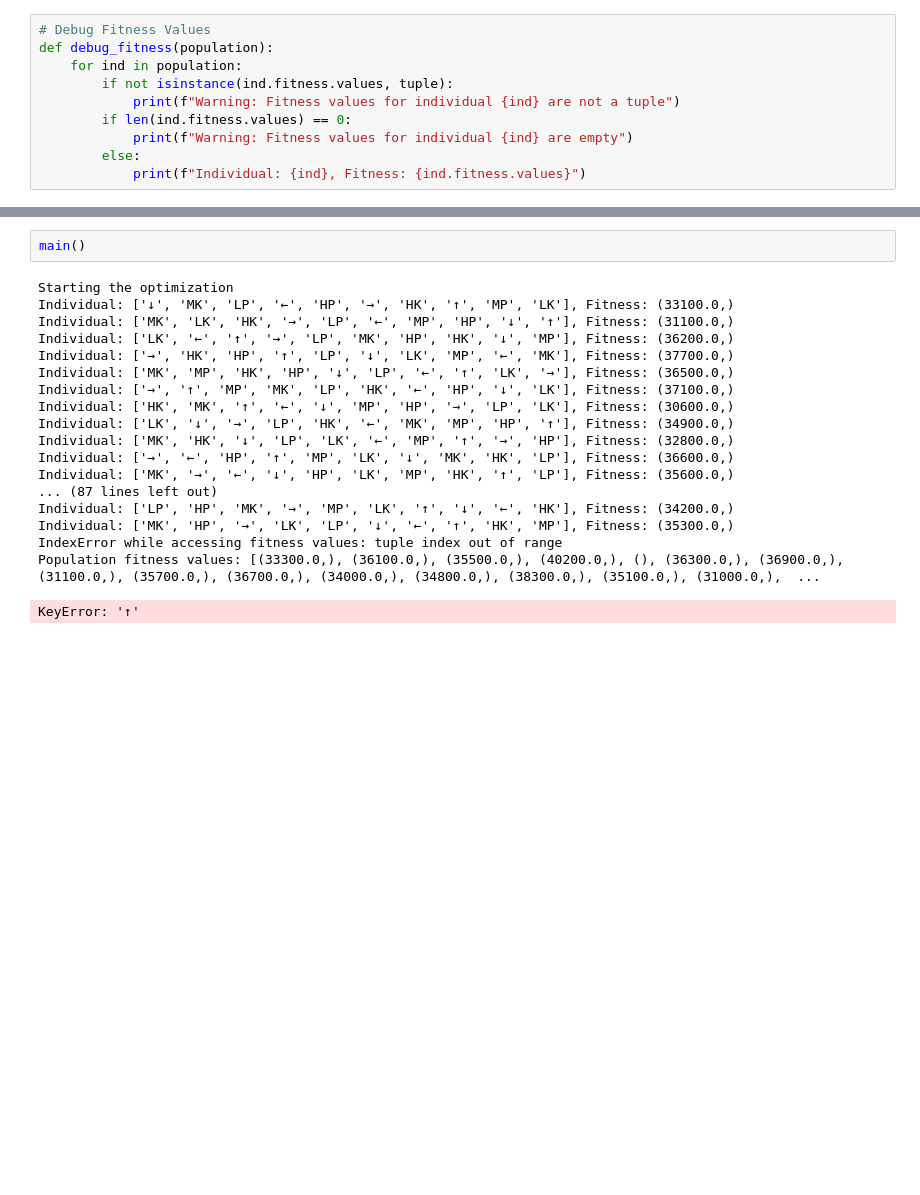
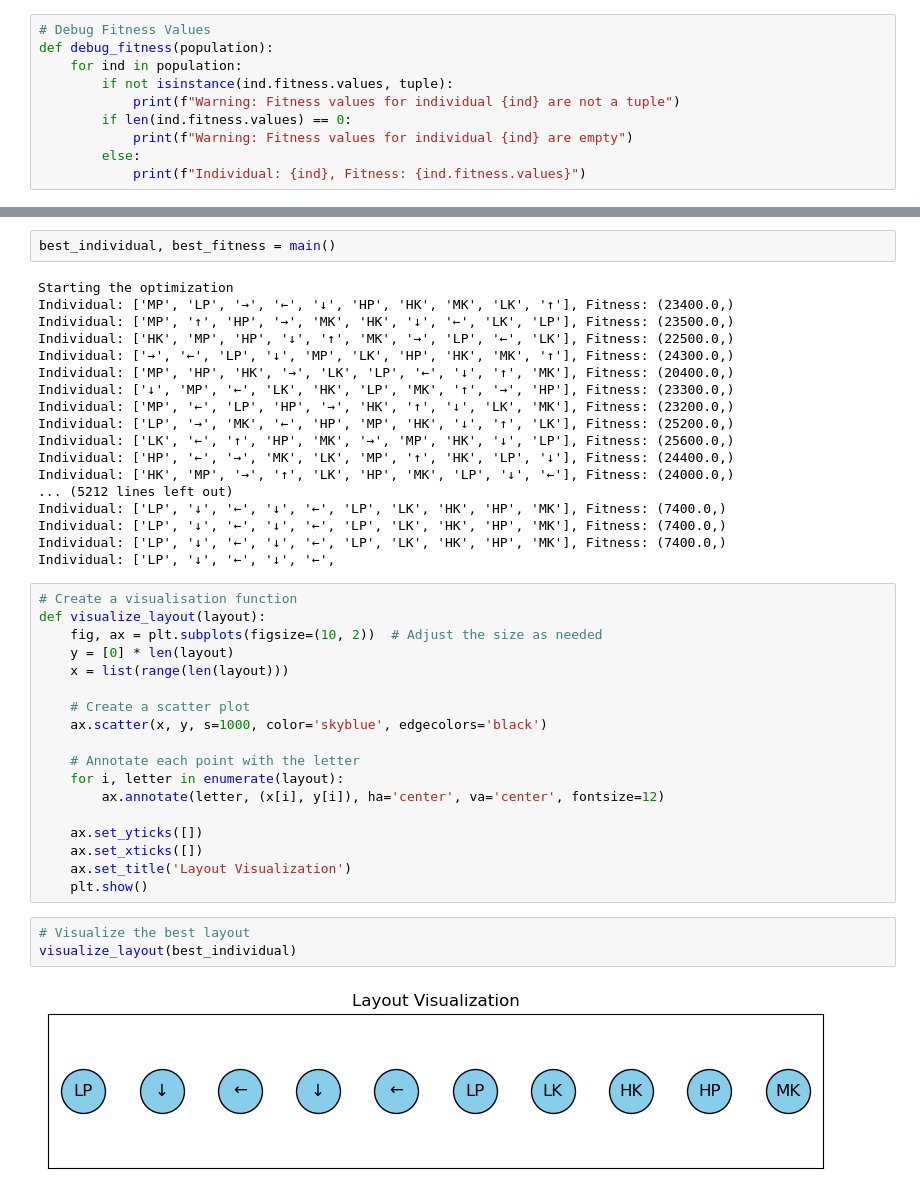
Before and after one commit to jackjburnett/LeverlessKO, a Jupyter notebook: LeverlessKO.ipynb, the cells around one changed output, grey strips where cells are left out. Saved outputs shown, nothing was run; the diff lists cells and outputs as text; blank space fills up the shorter version.

```diff
--- a/LeverlessKO.ipynb
+++ b/LeverlessKO.ipynb
@@ -147,21 +168,43 @@ def main():
 # %%
-main()
+best_individual, best_fitness = main()
 # %% [output]
 Starting the optimization
-Individual: ['↓', 'MK', 'LP', '←', 'HP', '→', 'HK', '↑', 'MP', 'LK'], Fitness: (33100.0,)
-Individual: ['MK', 'LK', 'HK', '→', 'LP', '←', 'MP', 'HP', '↓', '↑'], Fitness: (31100.0,)
-Individual: ['LK', '←', '↑', '→', 'LP', 'MK', 'HP', 'HK', '↓', 'MP'], Fitness: (36200.0,)
-Individual: ['→', 'HK', 'HP', '↑', 'LP', '↓', 'LK', 'MP', '←', 'MK'], Fitness: (37700.0,)
-Individual: ['MK', 'MP', 'HK', 'HP', '↓', 'LP', '←', '↑', 'LK', '→'], Fitness: (36500.0,)
-Individual: ['→', '↑', 'MP', 'MK', 'LP', 'HK', '←', 'HP', '↓', 'LK'], Fitness: (37100.0,)
-Individual: ['HK', 'MK', '↑', '←', '↓', 'MP', 'HP', '→', 'LP', 'LK'], Fitness: (30600.0,)
-Individual: ['LK', '↓', '→', 'LP', 'HK', '←', 'MK', 'MP', 'HP', '↑'], Fitness: (34900.0,)
-Individual: ['MK', 'HK', '↓', 'LP', 'LK', '←', 'MP', '↑', '→', 'HP'], Fitness: (32800.0,)
-Individual: ['→', '←', 'HP', '↑', 'MP', 'LK', '↓', 'MK', 'HK', 'LP'], Fitness: (36600.0,)
-Individual: ['MK', '→', '←', '↓', 'HP', 'LK', 'MP', 'HK', '↑', 'LP'], Fitness: (35600.0,)
-... (87 lines left out)
-Individual: ['LP', 'HP', 'MK', '→', 'MP', 'LK', '↑', '↓', '←', 'HK'], Fitness: (34200.0,)
-Individual: ['MK', 'HP', '→', 'LK', 'LP', '↓', '←', '↑', 'HK', 'MP'], Fitness: (35300.0,)
-IndexError while accessing fitness values: tuple index out of range
-Population fitness values: [(33300.0,), (36100.0,), (35500.0,), (40200.0,), (), (36300.0,), (36900.0,), (31100.0,), (35700.0,), (36700.0,), (34000.0,), (34800.0,), (38300.0,), (35100.0,), (31000.0,),  ...
+Individual: ['MP', 'LP', '→', '←', '↓', 'HP', 'HK', 'MK', 'LK', '↑'], Fitness: (23400.0,)
+Individual: ['MP', '↑', 'HP', '→', 'MK', 'HK', '↓', '←', 'LK', 'LP'], Fitness: (23500.0,)
+Individual: ['HK', 'MP', 'HP', '↓', '↑', 'MK', '→', 'LP', '←', 'LK'], Fitness: (22500.0,)
+Individual: ['→', '←', 'LP', '↓', 'MP', 'LK', 'HP', 'HK', 'MK', '↑'], Fitness: (24300.0,)
+Individual: ['MP', 'HP', 'HK', '→', 'LK', 'LP', '←', '↓', '↑', 'MK'], Fitness: (20400.0,)
+Individual: ['↓', 'MP', '←', 'LK', 'HK', 'LP', 'MK', '↑', '→', 'HP'], Fitness: (23300.0,)
+Individual: ['MP', '←', 'LP', 'HP', '→', 'HK', '↑', '↓', 'LK', 'MK'], Fitness: (23200.0,)
+Individual: ['LP', '→', 'MK', '←', 'HP', 'MP', 'HK', '↓', '↑', 'LK'], Fitness: (25200.0,)
+Individual: ['LK', '←', '↑', 'HP', 'MK', '→', 'MP', 'HK', '↓', 'LP'], Fitness: (25600.0,)
+Individual: ['HP', '←', '→', 'MK', 'LK', 'MP', '↑', 'HK', 'LP', '↓'], Fitness: (24400.0,)
+Individual: ['HK', 'MP', '→', '↑', 'LK', 'HP', 'MK', 'LP', '↓', '←'], Fitness: (24000.0,)
+... (5212 lines left out)
+Individual: ['LP', '↓', '←', '↓', '←', 'LP', 'LK', 'HK', 'HP', 'MK'], Fitness: (7400.0,)
+Individual: ['LP', '↓', '←', '↓', '←', 'LP', 'LK', 'HK', 'HP', 'MK'], Fitness: (7400.0,)
+Individual: ['LP', '↓', '←', '↓', '←', 'LP', 'LK', 'HK', 'HP', 'MK'], Fitness: (7400.0,)
+Individual: ['LP', '↓', '←', '↓', '←',
-KeyError: '↑'
+# %%
+# Create a visualisation function
+def visualize_layout(layout):
+    fig, ax = plt.subplots(figsize=(10, 2))  # Adjust the size as needed
+    y = [0] * len(layout)
+    x = list(range(len(layout)))
+
+    # Create a scatter plot
+    ax.scatter(x, y, s=1000, color='skyblue', edgecolors='black')
+
+    # Annotate each point with the letter
+    for i, letter in enumerate(layout):
+        ax.annotate(letter, (x[i], y[i]), ha='center', va='center', fontsize=12)
+
+    ax.set_yticks([])
+    ax.set_xticks([])
+    ax.set_title('Layout Visualization')
+    plt.show()
+# %%
+# Visualize the best layout
+visualize_layout(best_individual)
+# %% [output]
+[figure, added]
```
Also changed, not shown: parts of 4 cells of this notebook, 4 other files.
